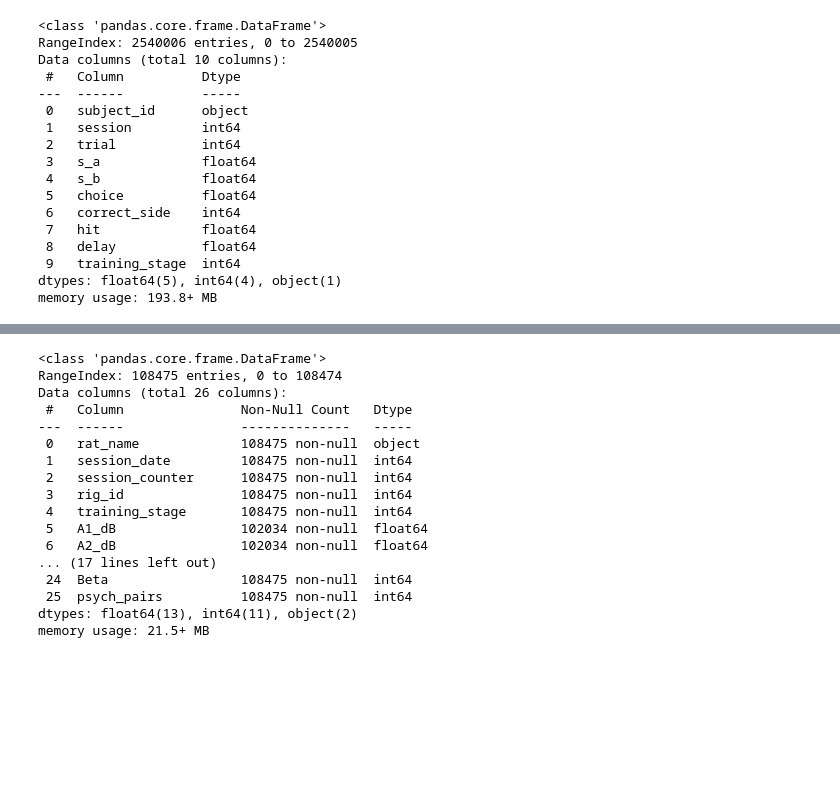
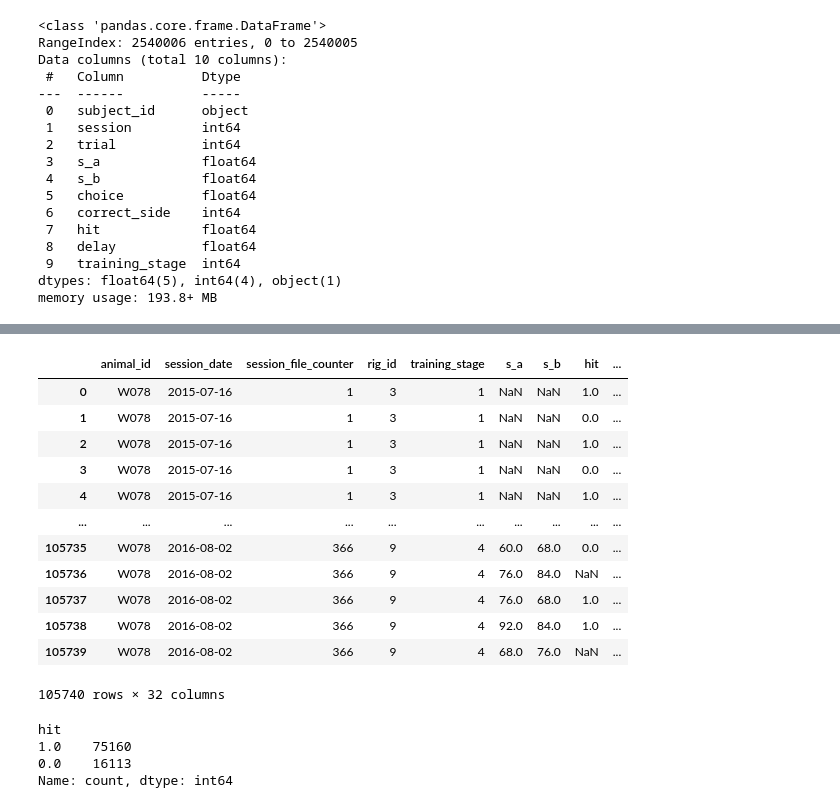
Before and after one commit to jess-breda/violations-multinomial, a Jupyter notebook: notebooks/2024_01_23_dev_new_dataset_cleaning.ipynb, the cells around one changed output, grey strips where cells are left out. Drawn from its saved outputs; the diff is of its cells as text; code cells hidden in the pictures; blank space fills up the shorter version.

```diff
--- a/notebooks/2024_01_23_dev_new_dataset_cleaning.ipynb
+++ b/notebooks/2024_01_23_dev_new_dataset_cleaning.ipynb
@@ -136,40 +313,3 @@ Data columns (total 13 columns):
  12  training_stage_cat  53299 non-null  int64
 dtypes: bool(1), float64(5), int64(6), object(1)
 memory usage: 4.9+ MB
-# %%
-ndf = pd.read_csv("/Volumes/brody/jbreda/PWM_data_scrape/W078_trials_data.csv")
-
-ndf.info()
-# %% [output]
-<class 'pandas.core.frame.DataFrame'>
-RangeIndex: 108475 entries, 0 to 108474
-Data columns (total 26 columns):
- #   Column               Non-Null Count   Dtype
----  ------               --------------   -----
- 0   rat_name             108475 non-null  object
- 1   session_date         108475 non-null  int64
- 2   session_counter      108475 non-null  int64
- 3   rig_id               108475 non-null  int64
- 4   training_stage       108475 non-null  int64
- 5   A1_dB                102034 non-null  float64
- 6   A2_dB                102034 non-null  float64
-... (17 lines left out)
- 24  Beta                 108475 non-null  int64
- 25  psych_pairs          108475 non-null  int64
-dtypes: float64(13), int64(11), object(2)
-memory usage: 21.5+ MB
-# %%
-def load_raw_animal_df(animal_id):
-    pass
-
-def rename_columns(raw_df):
-    pass
-
-def format_dtypes(raw_df):
-    pass
-
-def drop_and_account_for_timeouts(raw_df):
-    pass
-
-def add_trial_counter(raw_df):
-    pass
@@ -175,0 +442,28 @@ def add_trial_counter(raw_df):
+# %%
+dc = DatasetCleaner(
+    "W078",
+    column_rename_map=renaming_map,
+    load_path="/Users/jessbreda/Desktop/github/animal-learning/data/raw/",
+)
+dc.run()
+# %% [output]
+|  | animal_id | session_date | session_file_counter | rig_id | training_stage | s_a | s_b | hit | ... |
+| 0 | W078 | 2015-07-16 | 1 | 3 | 1 | NaN | NaN | 1.0 | ... |
+| 1 | W078 | 2015-07-16 | 1 | 3 | 1 | NaN | NaN | 0.0 | ... |
+| 2 | W078 | 2015-07-16 | 1 | 3 | 1 | NaN | NaN | 1.0 | ... |
+| 3 | W078 | 2015-07-16 | 1 | 3 | 1 | NaN | NaN | 0.0 | ... |
+| 4 | W078 | 2015-07-16 | 1 | 3 | 1 | NaN | NaN | 1.0 | ... |
+| ... | ... | ... | ... | ... | ... | ... | ... | ... | ... |
+| 105735 | W078 | 2016-08-02 | 366 | 9 | 4 | 60.0 | 68.0 | 0.0 | ... |
+| 105736 | W078 | 2016-08-02 | 366 | 9 | 4 | 76.0 | 84.0 | NaN | ... |
+| 105737 | W078 | 2016-08-02 | 366 | 9 | 4 | 76.0 | 68.0 | 1.0 | ... |
+| 105738 | W078 | 2016-08-02 | 366 | 9 | 4 | 92.0 | 84.0 | 1.0 | ... |
+| 105739 | W078 | 2016-08-02 | 366 | 9 | 4 | 68.0 | 76.0 | NaN | ... |
+105740 rows × 32 columns
+# %%
+dc.cleaned_df.hit.value_counts()
+# %% [output]
+hit
+1.0    75160
+0.0    16113
+Name: count, dtype: int64
```
Also changed, not shown: parts of 15 cells of this notebook, 4 other files.
